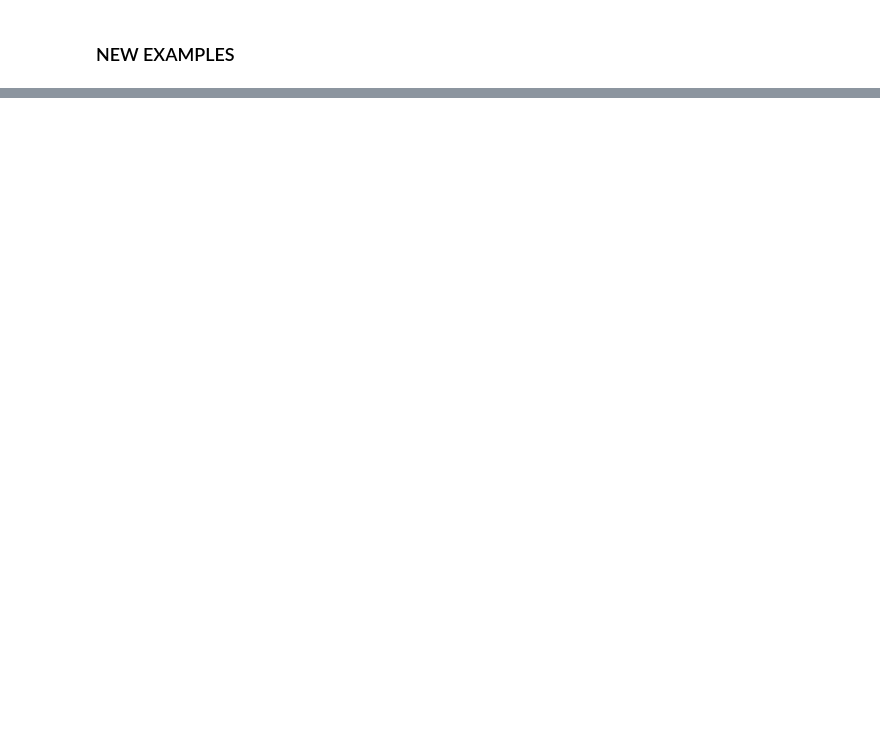
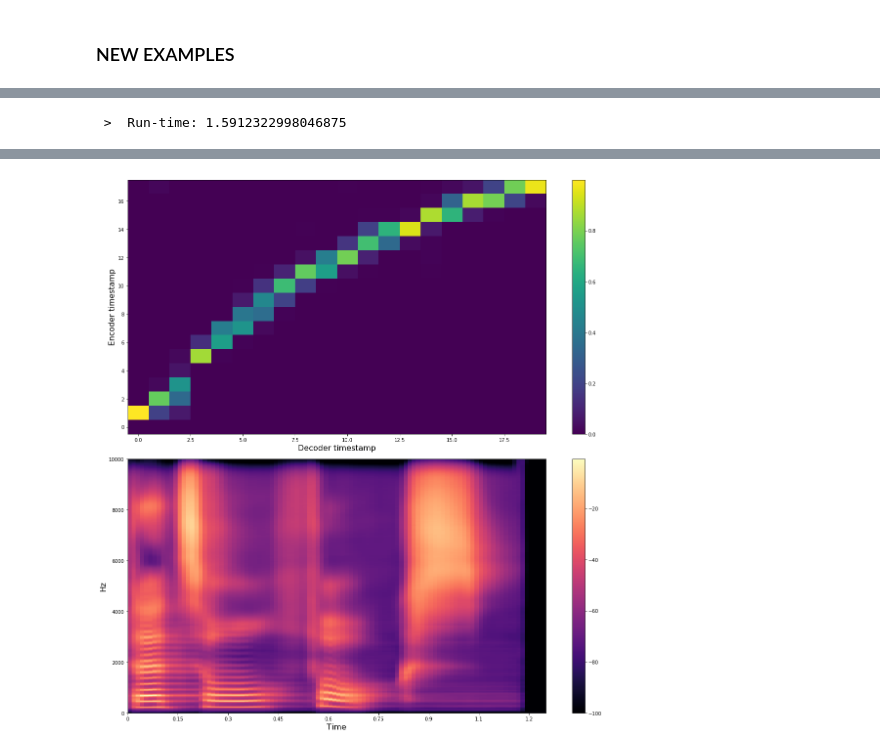
Before and after one commit to coqui-ai/TTS, a Jupyter notebook: notebooks/TacotronPlayGround.ipynb, the cells around one changed output, grey strips where cells are left out. Saved outputs shown, nothing was run; the diff lists cells and outputs as text; code cells hidden in the pictures; blank space fills up the shorter version.

```diff
--- a/notebooks/TacotronPlayGround.ipynb
+++ b/notebooks/TacotronPlayGround.ipynb
@@ -123,0 +116,6 @@ alignment = tts(model, sentence, CONFIG, use_cuda, ap)
+# %%
+sentence =  "That's all folks."
+model.decoder.max_decoder_steps = 300
+alignment = tts(model, sentence, CONFIG, use_cuda, ap)
+# %% [output]
+ >  Run-time: 1.5912322998046875
@@ -123,0 +123 @@ alignment = tts(model, sentence, CONFIG, use_cuda, ap)
+[figure, added]
```
Also changed, not shown: parts of 5 cells of this notebook, 3 other files.
